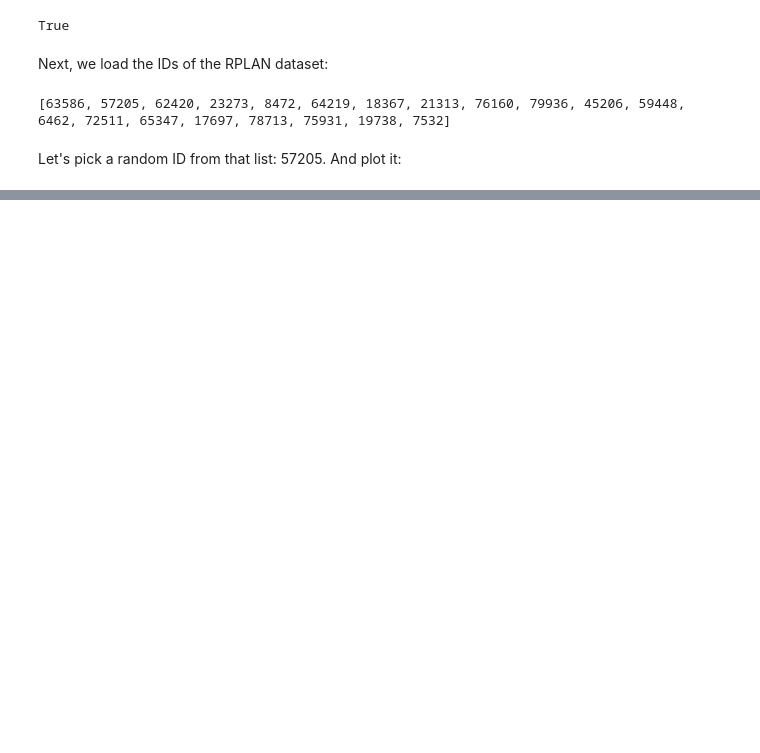
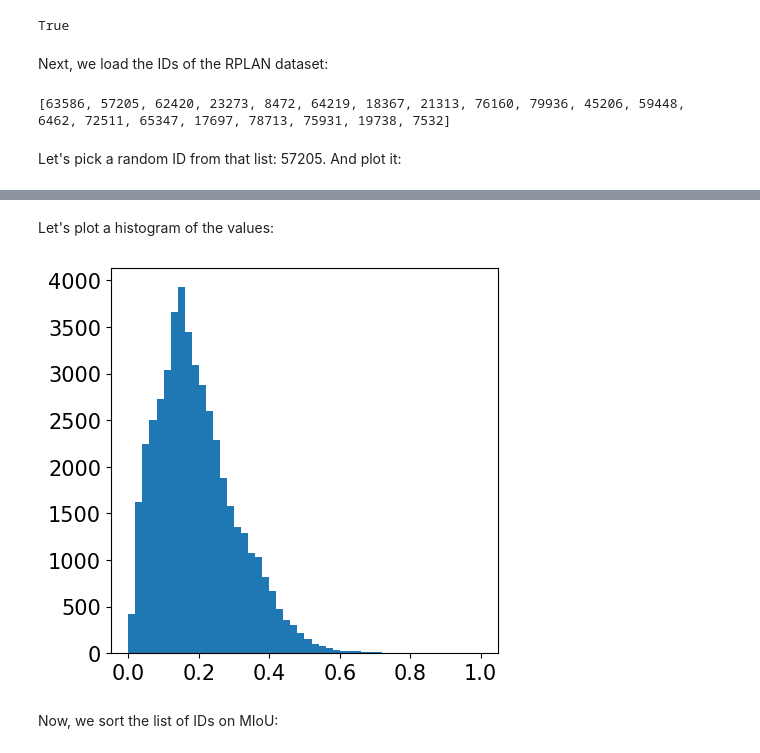
Before and after one commit to caspervanengelenburg/ssig, a Jupyter notebook: nb_ranking.ipynb, the cells around one changed output, grey strips where cells are left out. Cells and saved outputs as stored; diff of their text form; code cells hidden in the pictures; blank space fills up the shorter version.

```diff
--- a/nb_ranking.ipynb
+++ b/nb_ranking.ipynb
@@ -118,0 +57,12 @@ for id in tqdm(ids):
+# %%
+import numpy as np
+from tqdm.auto import tqdm
+
+# create image stack as integer-valued numpy array (3D)
+imgs = np.zeros((len(ids), img_q.shape[0], img_q.shape[1]), dtype=np.int8)
+
+# loop through all valid IDs
+for i, id in tqdm(enumerate(ids), total=len(ids)):
+    # load the corresponding image as integer-valued numpy array (2D);
+    # and add the image to image stack (3D)
+    imgs[i] = load_image_rplan(id, DATA_PATH).astype(np.int8)
@@ -145,0 +113,9 @@ Time it took to rank on IoU: 85.65868306159973
+# %% [markdown]
+Let's plot a histogram of the values:
+# %%
+_, ax = set_figure(1,1,fs=5)
+_ = ax.hist(ious, bins=50)
+# %% [output]
+[figure, added]
+# %% [markdown]
+Now, we sort the list of IDs on MIoU:
```
Also changed, not shown: parts of 19 cells of this notebook.
